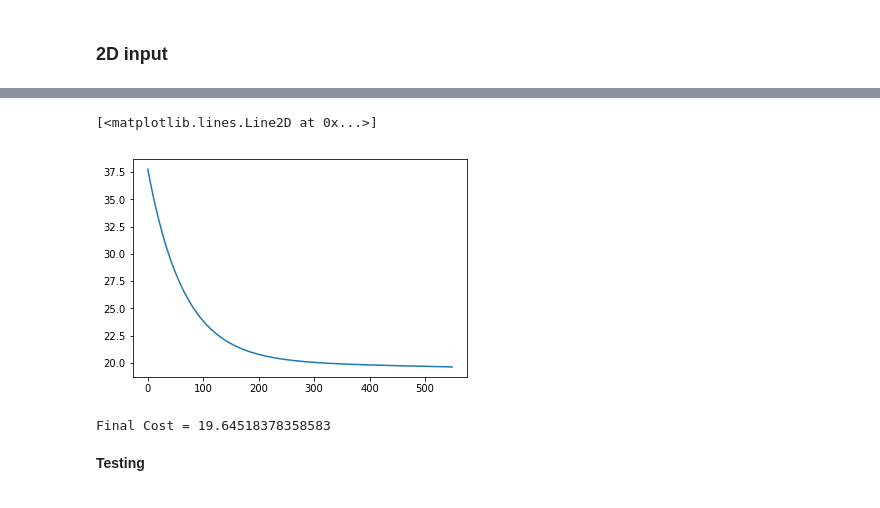
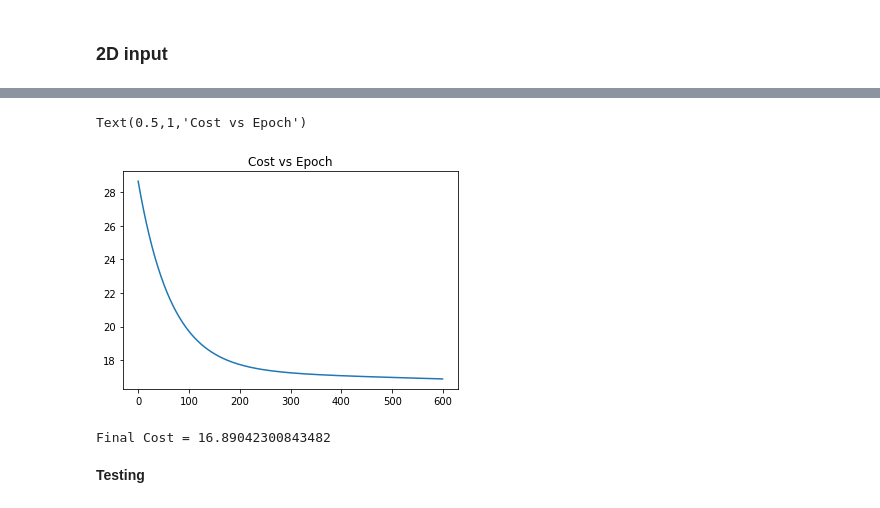
Before and after one commit to dshah003/Deep_Learning, a Jupyter notebook: Hw1_v3.ipynb, the cells around one changed output, grey strips where cells are left out. Drawn from its saved outputs; the diff is of its cells as text; code cells hidden in the pictures.

```diff
--- a/Hw1_v3.ipynb
+++ b/Hw1_v3.ipynb
@@ -51,10 +51,10 @@ Populating the interactive namespace from numpy and matplotlib
 # %% [markdown]
 **Hyper Parameters**
 # %%
-NumOfIterations = 550
+NumOfIterations = 600
 alpha = 0.0001
 InputSampleSize = 80
-TrainingSize = 55
+TrainingSize = 70
 TestSize = 20
 # %%
 class NeuralNetwork_1D:
@@ -188,10 +186,11 @@ def Generate_2D_TrainingData(Size):
     y = np.zeros(Size).reshape(Size,1)
     for n in range(Size):
         y[n] = (0.3 * x1[n]) - (2 * x2[n]) + 13 + (np.random.randn())
-    plot(x1)
-    plot(x2)
-    plot(y)
+    plot(x1, '.')
+    plot(x2, '.')
+    plot(y, '.')
     legend(["X1", "X2", "Y"])
+    title("Training Data")
     return x,y
 # %%
 x,y = Generate_2D_TrainingData(45)
@@ -220,13 +220,14 @@ for i in range(NumOfIterations):
     CostTracker2[i] = NN2.cost()
 # %%
 plot(CostTracker2)
+title("Cost vs Epoch")
 # %% [output]
-[<matplotlib.lines.Line2D at 0x...>]
+Text(0.5,1,'Cost vs Epoch')
-[figure, old version]
+[figure, new version]
 # %%
 print("Final Cost = " + str(CostTracker2[NumOfIterations -1]))
 # %% [output]
-Final Cost = 19.64518378358583
+Final Cost = 16.89042300843482
 # %% [markdown]
 **Testing**
 # %%
```
Also changed, not shown: parts of 18 cells of this notebook.
